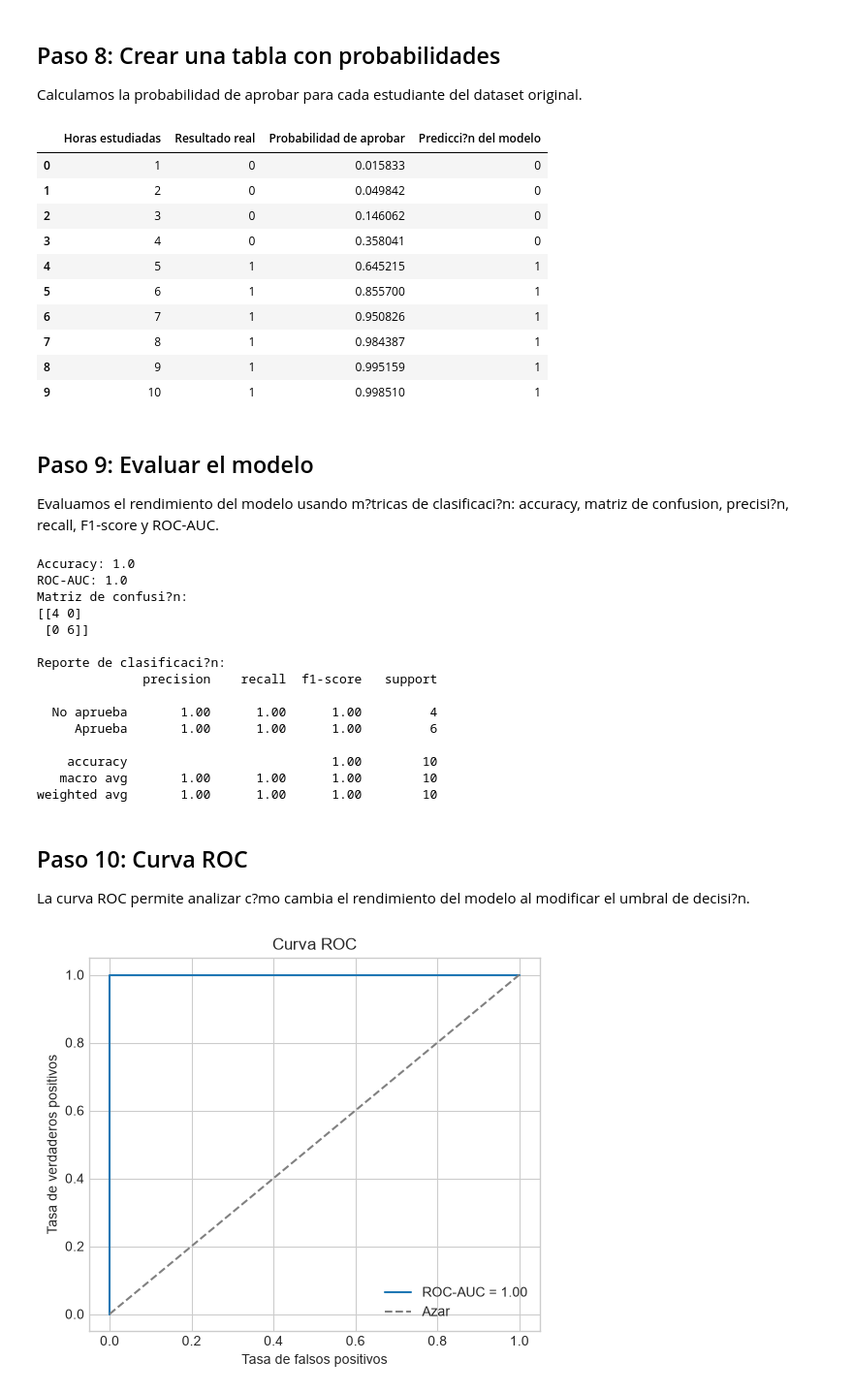
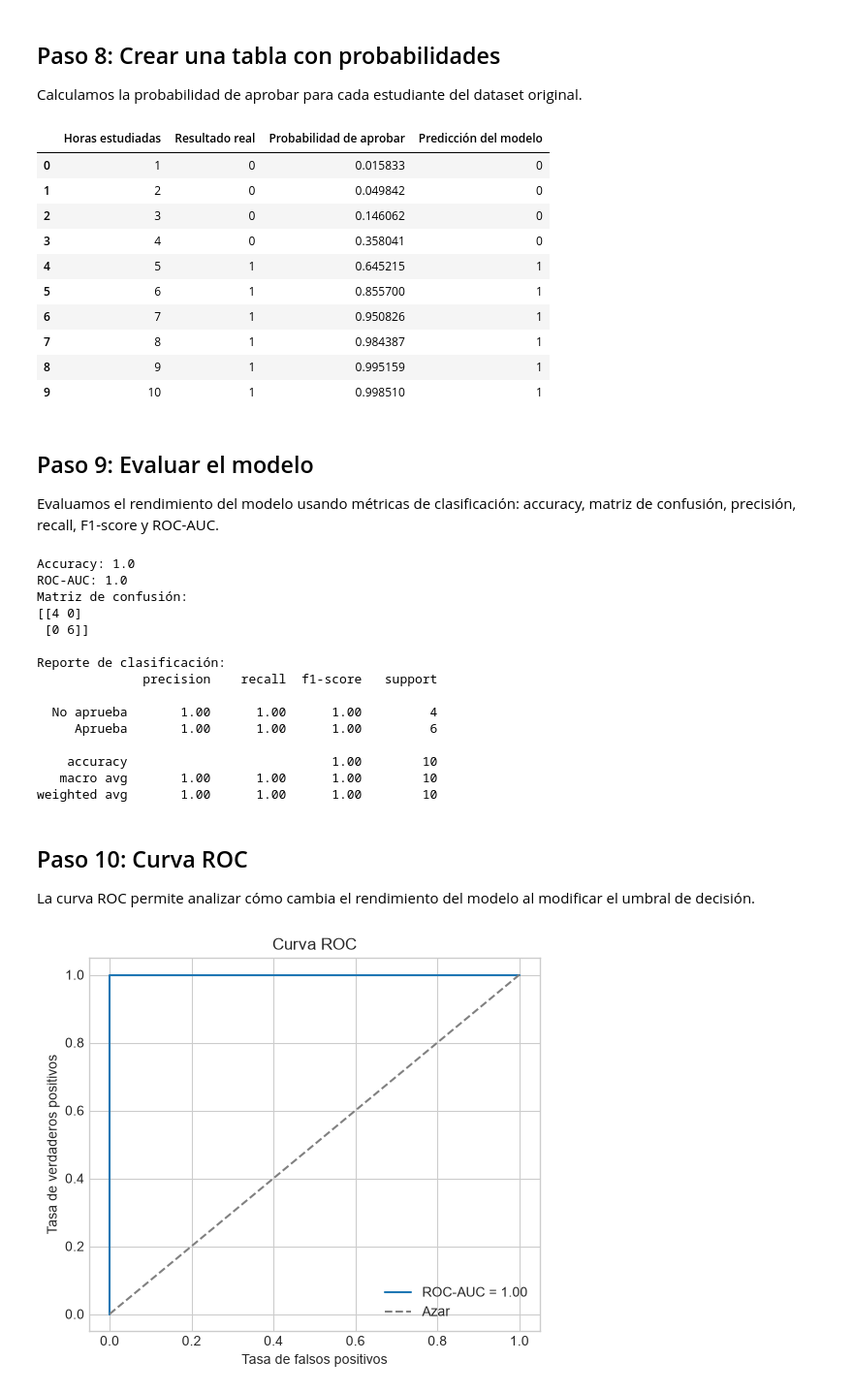
Before and after one commit to Bootcamp-IA-MAD-P7/Tarea3-Modulo2-Miguel, a Jupyter notebook: notebooks/regresion_logistica_estudiantes.ipynb, the cells around one changed output. Shown at 97% size. Drawn from its saved outputs; the diff is of its cells as text; code cells hidden in the pictures.

```diff
--- a/notebooks/regresion_logistica_estudiantes.ipynb
+++ b/notebooks/regresion_logistica_estudiantes.ipynb
@@ -125,17 +125,17 @@ Calculamos la probabilidad de aprobar para cada estudiante del dataset original.
 # %%
 probabilidades_originales = modelo.predict_proba(X)[:, 1]
 predicciones = modelo.predict(X)
 
 tabla_resultados = pd.DataFrame({
     "Horas estudiadas": horas_estudiadas,
     "Resultado real": resultado_examen,
     "Probabilidad de aprobar": probabilidades_originales,
-    "Predicci?n del modelo": predicciones
+    "Predicción del modelo": predicciones
 })
 
 tabla_resultados
 # %% [output]
-|  | Horas estudiadas | Resultado real | Probabilidad de aprobar | Predicci?n del modelo |
+|  | Horas estudiadas | Resultado real | Probabilidad de aprobar | Predicción del modelo |
 | 0 | 1 | 0 | 0.015833 | 0 |
 | 1 | 2 | 0 | 0.049842 | 0 |
 | 2 | 3 | 0 | 0.146062 | 0 |
@@ -149,7 +149,7 @@ tabla_resultados
 # %% [markdown]
 ## Paso 9: Evaluar el modelo
 
-Evaluamos el rendimiento del modelo usando m?tricas de clasificaci?n: accuracy, matriz de confusion, precisi?n, recall, F1-score y ROC-AUC.
+Evaluamos el rendimiento del modelo usando métricas de clasificación: accuracy, matriz de confusión, precisión, recall, F1-score y ROC-AUC.
 # %%
 accuracy = accuracy_score(y, predicciones)
 matriz = confusion_matrix(y, predicciones)
@@ -157,18 +157,18 @@ auc = roc_auc_score(y, probabilidades_originales)
 
 print("Accuracy:", accuracy)
 print("ROC-AUC:", auc)
-print("Matriz de confusi?n:")
+print("Matriz de confusión:")
 print(matriz)
-print("\nReporte de clasificaci?n:")
+print("\nReporte de clasificación:")
 print(classification_report(y, predicciones, target_names=["No aprueba", "Aprueba"]))
 # %% [output]
 Accuracy: 1.0
 ROC-AUC: 1.0
-Matriz de confusi?n:
+Matriz de confusión:
 [[4 0]
  [0 6]]
 
-Reporte de clasificaci?n:
+Reporte de clasificación:
               precision    recall  f1-score   support
 
   No aprueba       1.00      1.00      1.00         4
@@ -180,7 +180,7 @@ weighted avg       1.00      1.00      1.00        10
 # %% [markdown]
 ## Paso 10: Curva ROC
 
-La curva ROC permite analizar c?mo cambia el rendimiento del modelo al modificar el umbral de decisi?n.
+La curva ROC permite analizar cómo cambia el rendimiento del modelo al modificar el umbral de decisión.
 # %%
 fpr, tpr, thresholds = roc_curve(y, probabilidades_originales)
 
```
Also changed, not shown: parts of 9 cells of this notebook.
